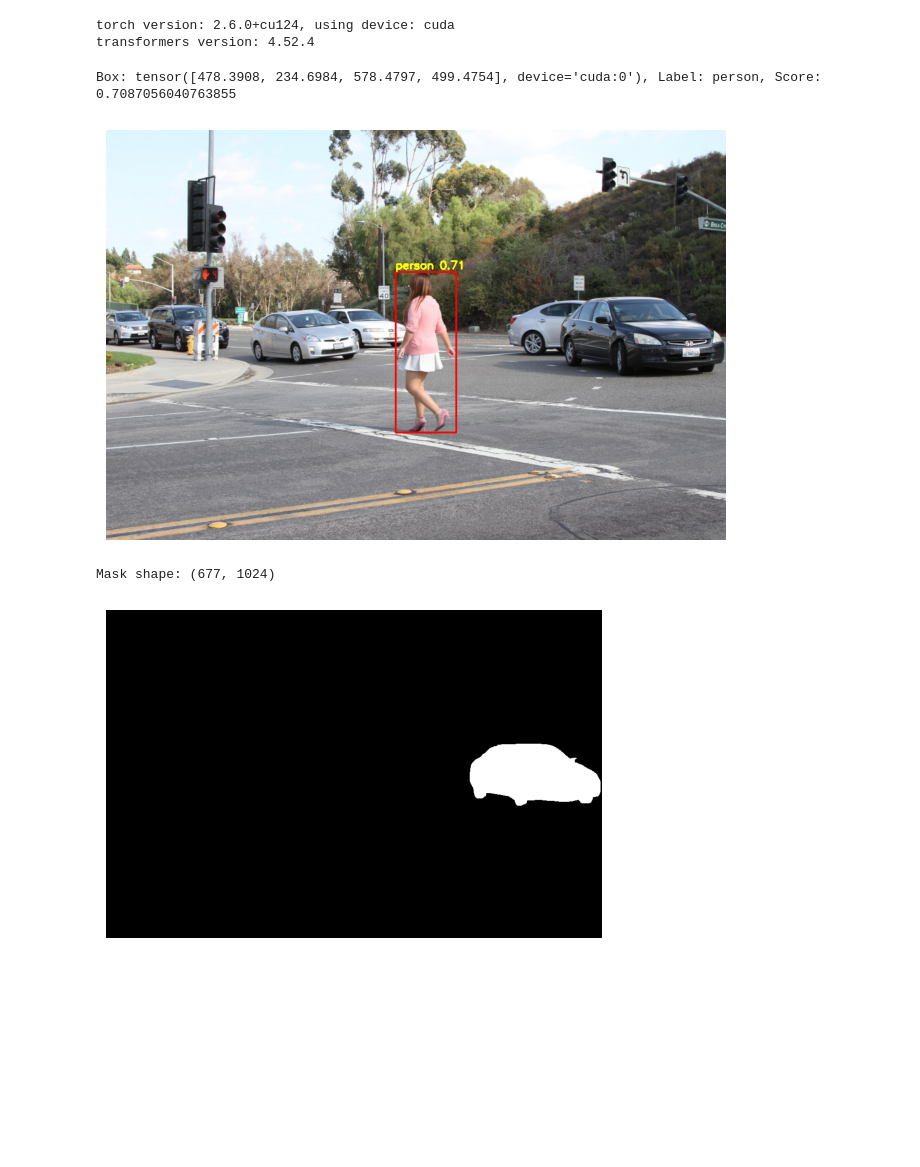
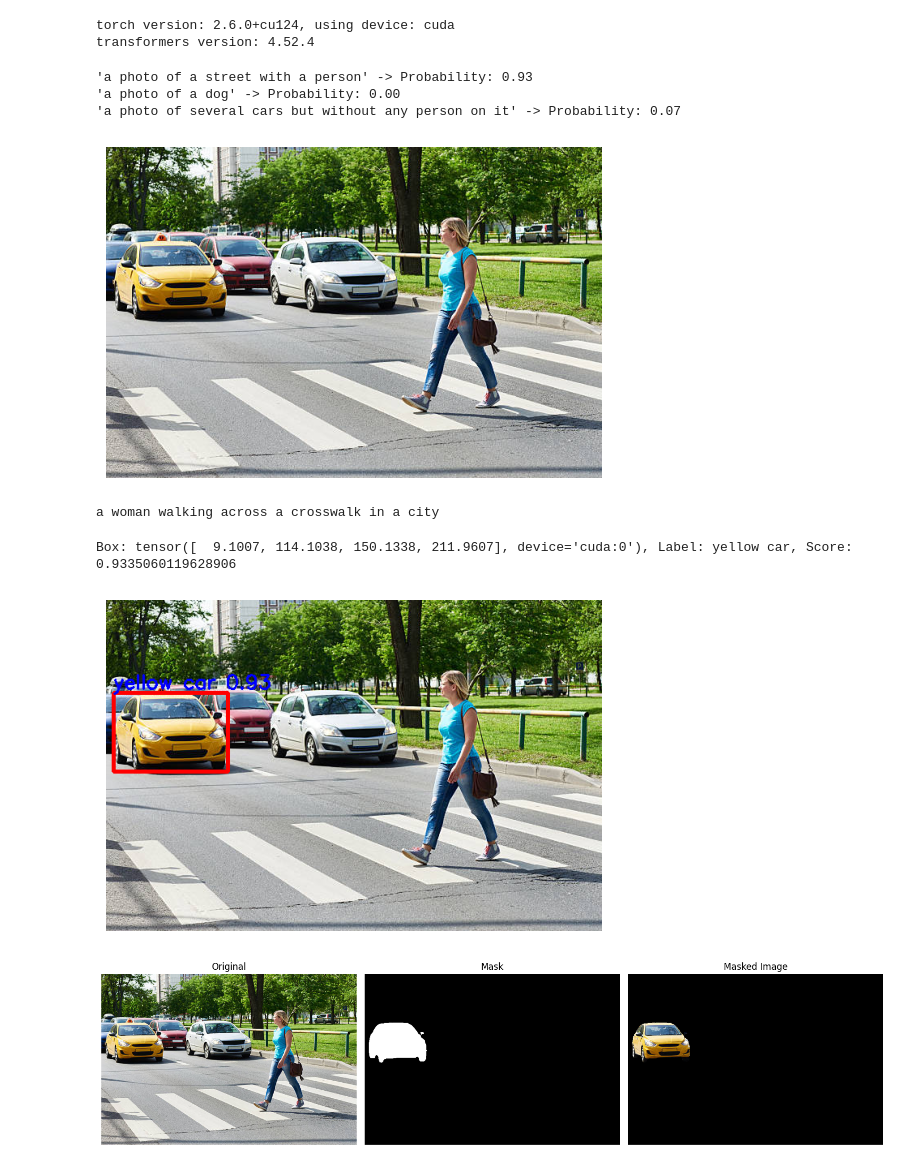
Before and after one commit to sergiovillanueva/prompt_to_mask, a Jupyter notebook: GD_SAM.ipynb, the cells around one changed output. Cells and saved outputs as stored; diff of their text form; code cells hidden in the pictures; blank space fills up the shorter version.

Commit message:
Update execution counts, add new model imports, and enhance output visualizations in GD_SAM.ipynb and QWEN_SAM.ipynb

```diff
--- a/GD_SAM.ipynb
+++ b/GD_SAM.ipynb
@@ -83,7 +86,7 @@ image_fruits = Image.open(BytesIO(requests.get(url_fruits).content)).convert("RG
 image = image_person_cars
 descriptions = ["a photo of a street with a person", "a photo of a dog", "a photo of several cars but without any person on it"]
 
-inputs = clip_processor(text=descriptions, images=image, return_tensors="pt", padding=True)
+inputs = clip_processor(text=descriptions, images=image, return_tensors="pt", padding=True).to(device)
 
 outputs = clip_model(**inputs)
 logits_per_image = outputs.logits_per_image
@@ -91,11 +94,32 @@ probs = logits_per_image.softmax(dim=1)
 
 for desc, prob in zip(descriptions, probs[0].tolist()):
     print(f"'{desc}' -> Probability: {prob:.2f}")
+
+plt.imshow(image)
+plt.axis("off")
+plt.show()
+# %% [output]
+'a photo of a street with a person' -> Probability: 0.93
+'a photo of a dog' -> Probability: 0.00
+'a photo of several cars but without any person on it' -> Probability: 0.07
+[figure, added]
+# %%
+#Blip
+image = image_person_cars
+inputs = blip_processor(image, return_tensors="pt").to(device, torch.float16)
+
+out = blip_model.generate(**inputs)
+print(blip_processor.decode(out[0], skip_special_tokens=True))
+# %% [output]
+a woman walking across a crosswalk in a city
 # %%
 # gounding dino
 
-image = image_cars
-prompt = ["grey cars", "person"]
+image = image_person_cars
+prompt = ["yellow car"]
+
+# image = image_fruits
+# prompt = ["kiwi", "orange"]
 
 w, h = image.size
 scale = min(768 / max(h, w), 1.0)
@@ -117,8 +141,8 @@ with torch.no_grad():
 results = dino_processor.post_process_grounded_object_detection(
             outputs,
             inputs.input_ids,
-            threshold=0.5,
-            text_threshold=0.5,
+            threshold=0.7,
+            text_threshold=0.7,
             target_sizes=[(h, w)])
 
 boxes = results[0]['boxes']
@@ -135,37 +159,43 @@ for box, label, score in zip(boxes, labels, scores):
     x0, y0, x1, y1 = map(int, box)
     cv2.rectangle(img_cv, (x0, y0), (x1, y1), (0,0,255), 3)
     txt = f"{label} {score:.2f}"
-    cv2.putText(img_cv, txt, (x0, y0-5), cv2.FONT_HERSHEY_SIMPLEX, 0.8, (0,255,255), 3)
-plt.figure(figsize=(8,8))
+    cv2.putText(img_cv, txt, (x0, y0-5), cv2.FONT_HERSHEY_SIMPLEX, 0.8, (255,0,0), 2)
+
 plt.imshow(cv2.cvtColor(img_cv, cv2.COLOR_BGR2RGB))
 plt.axis("off")
 plt.show()
-
-torch.cuda.empty_cache()
 # %% [output]
-Box: tensor([478.3908, 234.6984, 578.4797, 499.4754], device='cuda:0'), Label: person, Score: 0.7087056040763855
+Box: tensor([  9.1007, 114.1038, 150.1338, 211.9607], device='cuda:0'), Label: yellow car, Score: 0.9335060119628906
-[figure, old version]
+[figure, new version]
 # %%
 # sam
 image = image_person_cars
-box = [748, 274, 1021, 405]
+box = [9.1007, 114.1038, 150.1338, 211.9607]
 
 inputs = sam_processor(images=image, input_boxes=[[box]], return_tensors="pt").to(device)
 
 with torch.no_grad():
     outputs = sam_model(**inputs)
 
 masks = sam_processor.post_process_masks(outputs.pred_masks, inputs["original_sizes"], inputs["reshaped_input_sizes"])
-
 best_mask = masks[0][0][outputs.iou_scores.argmax()].cpu().numpy()
 
 
-plt.imshow(best_mask, cmap="gray")
-# plt.axis("off")
-# plt.show()
+fig, axes = plt.subplots(1, 3, figsize=(15, 5))
+axes[0].imshow(image)
+axes[0].set_title("Original")
+axes[0].axis("off")
+axes[1].imshow(best_mask, cmap="gray")
+axes[1].set_title("Mask")
+axes[1].axis("off")
+masked_img = np.array(image) * best_mask[:,:,None]
+axes[2].imshow(masked_img.astype(np.uint8))
+axes[2].set_title("Masked Image")
+axes[2].axis("off")
+plt.tight_layout()
+plt.show()
 # %% [output]
-Mask shape: (677, 1024)
-[figure, old version]
+[figure, new version]
 # %%
 # dino + sam
 image = image_person_cars
```
Also changed, not shown: parts of 4 cells of this notebook, 1 other file.
